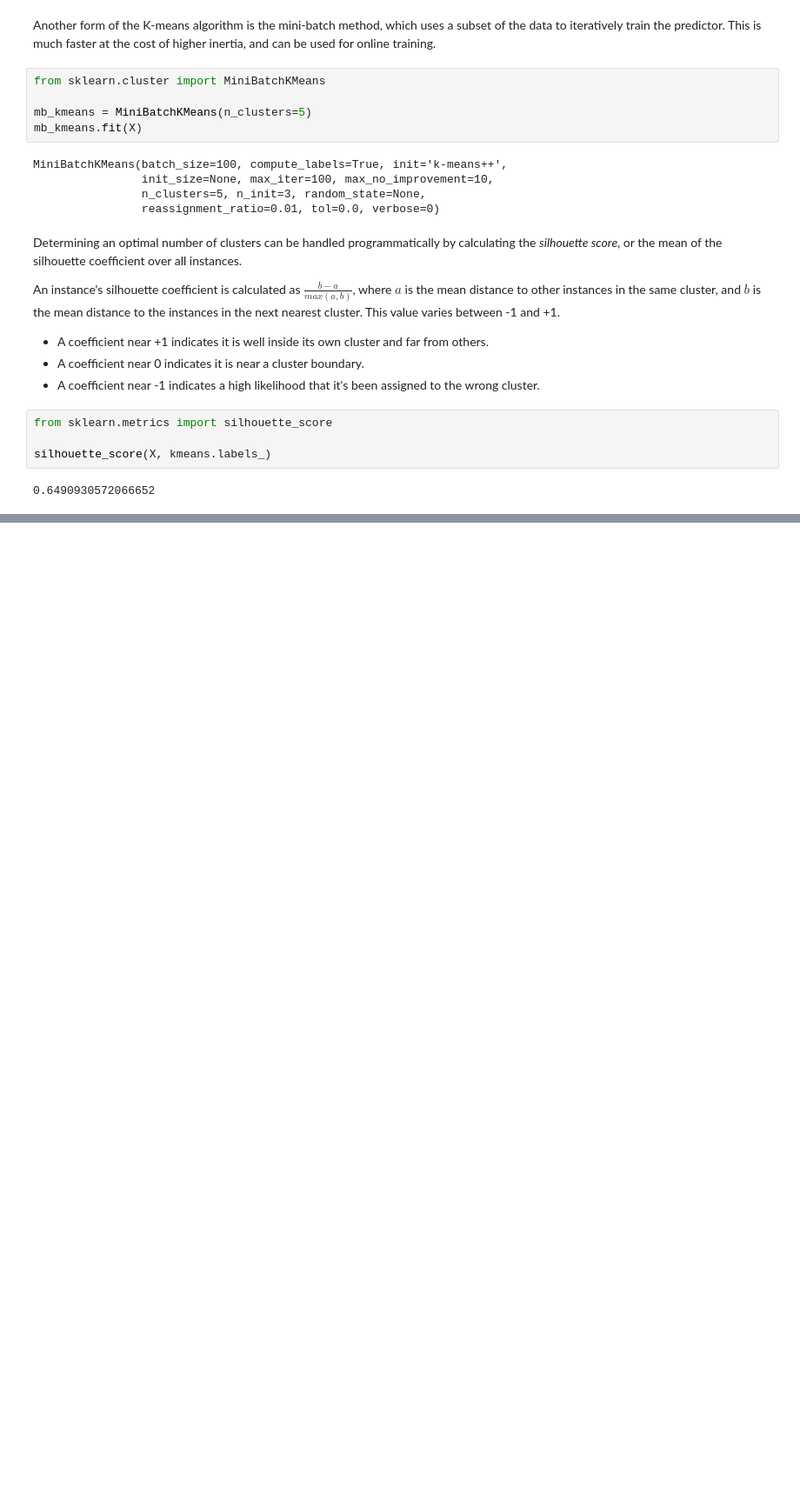
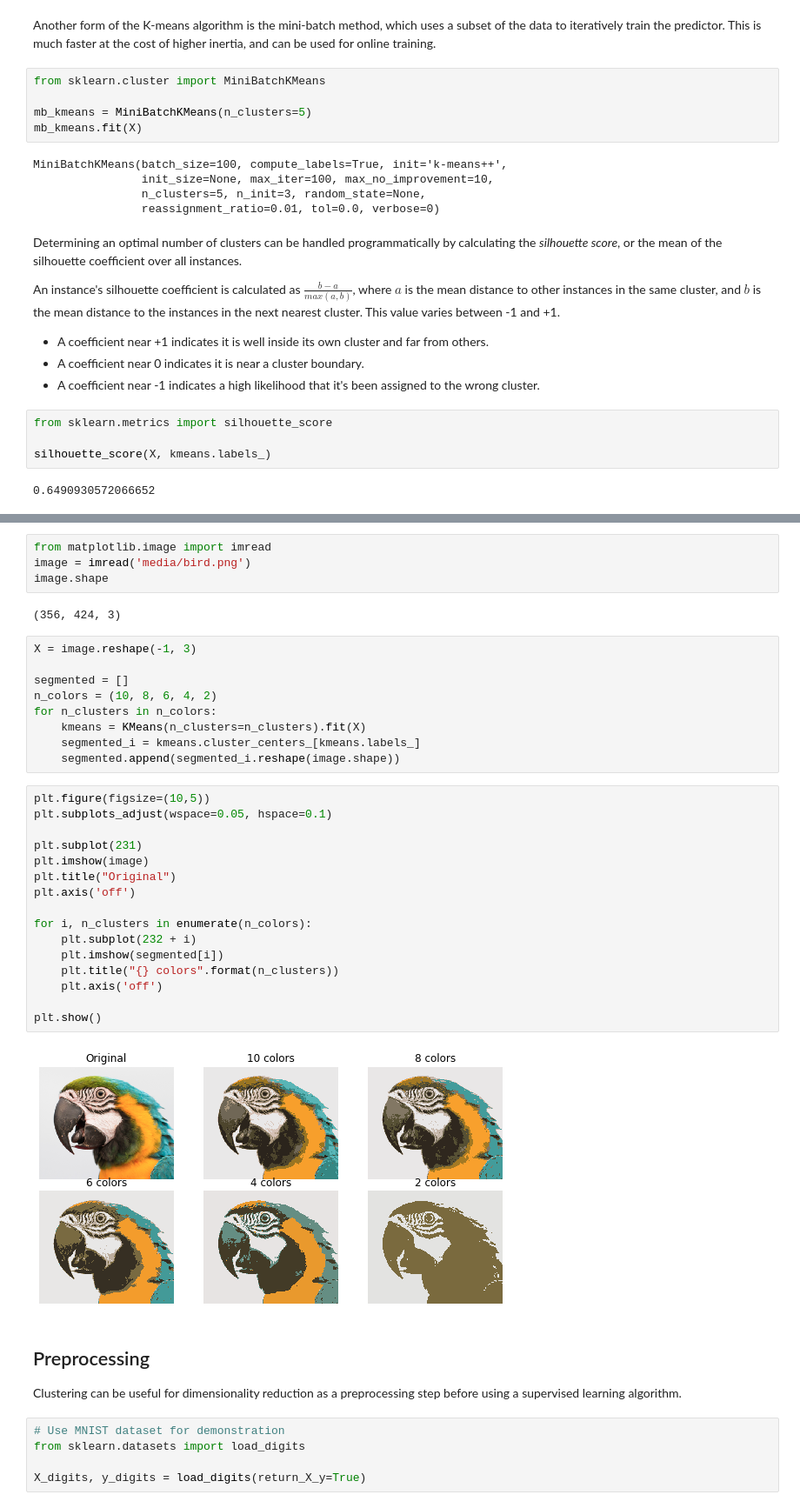
Before and after one commit to codywill/ml-sandbox, a Jupyter notebook: hands-on/Chapter 9 - Unsupervised Learning.ipynb, the cells around one changed output, grey strips where cells are left out. Shown at 87% size. Drawn from its saved outputs; the diff is of its cells as text; blank space fills up the shorter version.

Commit message:
Added notes on image segmentation and preprocessing

```diff
--- a/hands-on/Chapter 9 - Unsupervised Learning.ipynb
+++ b/hands-on/Chapter 9 - Unsupervised Learning.ipynb
@@ -198,0 +207,42 @@ k = 7 score: 0.5980179713685683
+# %%
+from matplotlib.image import imread
+image = imread('media/bird.png')
+image.shape
+# %% [output]
+(356, 424, 3)
+# %%
+X = image.reshape(-1, 3)
+
+segmented = []
+n_colors = (10, 8, 6, 4, 2)
+for n_clusters in n_colors:
+    kmeans = KMeans(n_clusters=n_clusters).fit(X)
+    segmented_i = kmeans.cluster_centers_[kmeans.labels_]
+    segmented.append(segmented_i.reshape(image.shape))
+# %%
+plt.figure(figsize=(10,5))
+plt.subplots_adjust(wspace=0.05, hspace=0.1)
+
+plt.subplot(231)
+plt.imshow(image)
+plt.title("Original")
+plt.axis('off')
+
+for i, n_clusters in enumerate(n_colors):
+    plt.subplot(232 + i)
+    plt.imshow(segmented[i])
+    plt.title("{} colors".format(n_clusters))
+    plt.axis('off')
+
+plt.show()
+# %% [output]
+[figure, added]
+# %% [markdown]
+## Preprocessing
+
+Clustering can be useful for dimensionality reduction as a preprocessing step before using a supervised learning algorithm.
+# %%
+# Use MNIST dataset for demonstration
+from sklearn.datasets import load_digits
+
+X_digits, y_digits = load_digits(return_X_y=True)
```
Also changed, not shown: parts of 14 cells of this notebook, 1 other file.
